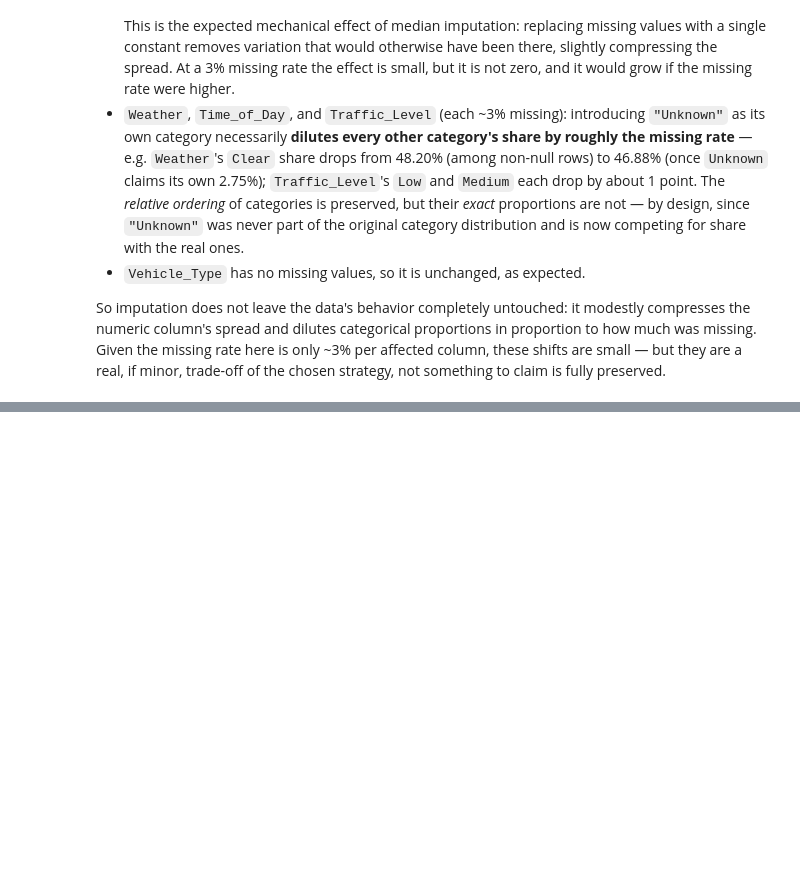
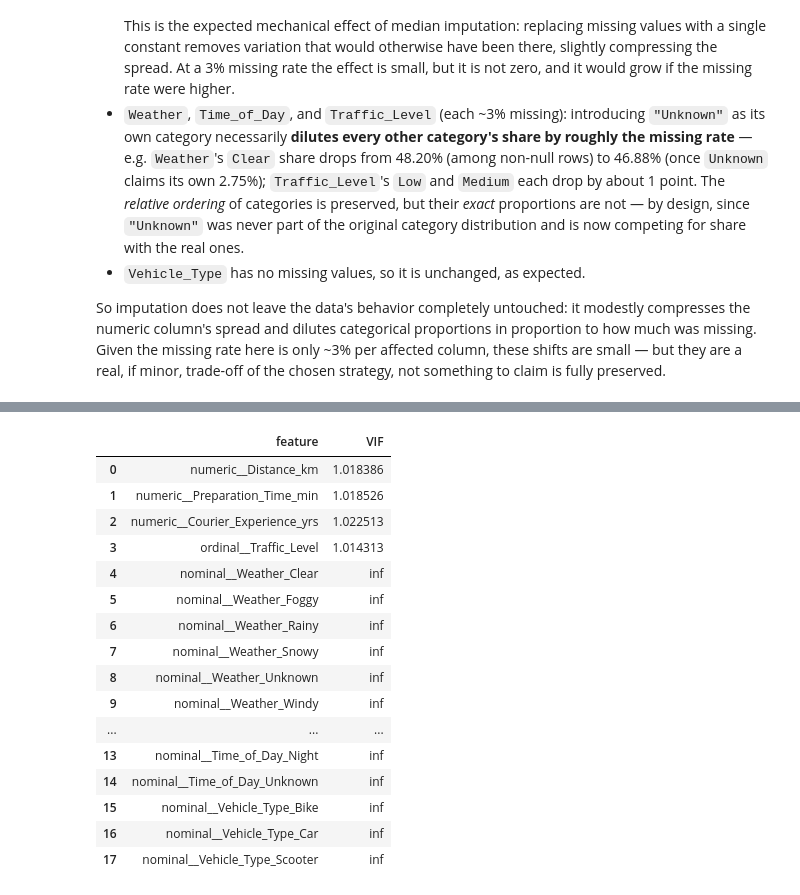
Before and after one commit to felo9015/food_delivery_time_prediction, a Jupyter notebook: notebooks/model_exploration.ipynb, the cells around one changed output, grey strips where cells are left out. Saved outputs shown, nothing was run; the diff lists cells and outputs as text; code cells hidden in the pictures; blank space fills up the shorter version.

```diff
--- a/notebooks/model_exploration.ipynb
+++ b/notebooks/model_exploration.ipynb
@@ -272,0 +328,21 @@ So imputation does not leave the data's behavior completely untouched: it modest
+# %%
+vif_table = compute_vif(X_train_df)
+vif_table
+# %% [output]
+|  | feature | VIF |
+| 0 | numeric__Distance_km | 1.018386 |
+| 1 | numeric__Preparation_Time_min | 1.018526 |
+| 2 | numeric__Courier_Experience_yrs | 1.022513 |
+| 3 | ordinal__Traffic_Level | 1.014313 |
+| 4 | nominal__Weather_Clear | inf |
+| 5 | nominal__Weather_Foggy | inf |
+| 6 | nominal__Weather_Rainy | inf |
+| 7 | nominal__Weather_Snowy | inf |
+| 8 | nominal__Weather_Unknown | inf |
+| 9 | nominal__Weather_Windy | inf |
+| ... | ... | ... |
+| 13 | nominal__Time_of_Day_Night | inf |
+| 14 | nominal__Time_of_Day_Unknown | inf |
+| 15 | nominal__Vehicle_Type_Bike | inf |
+| 16 | nominal__Vehicle_Type_Car | inf |
+| 17 | nominal__Vehicle_Type_Scooter | inf |
```
Also changed, not shown: parts of 18 cells of this notebook, 5 other files.
